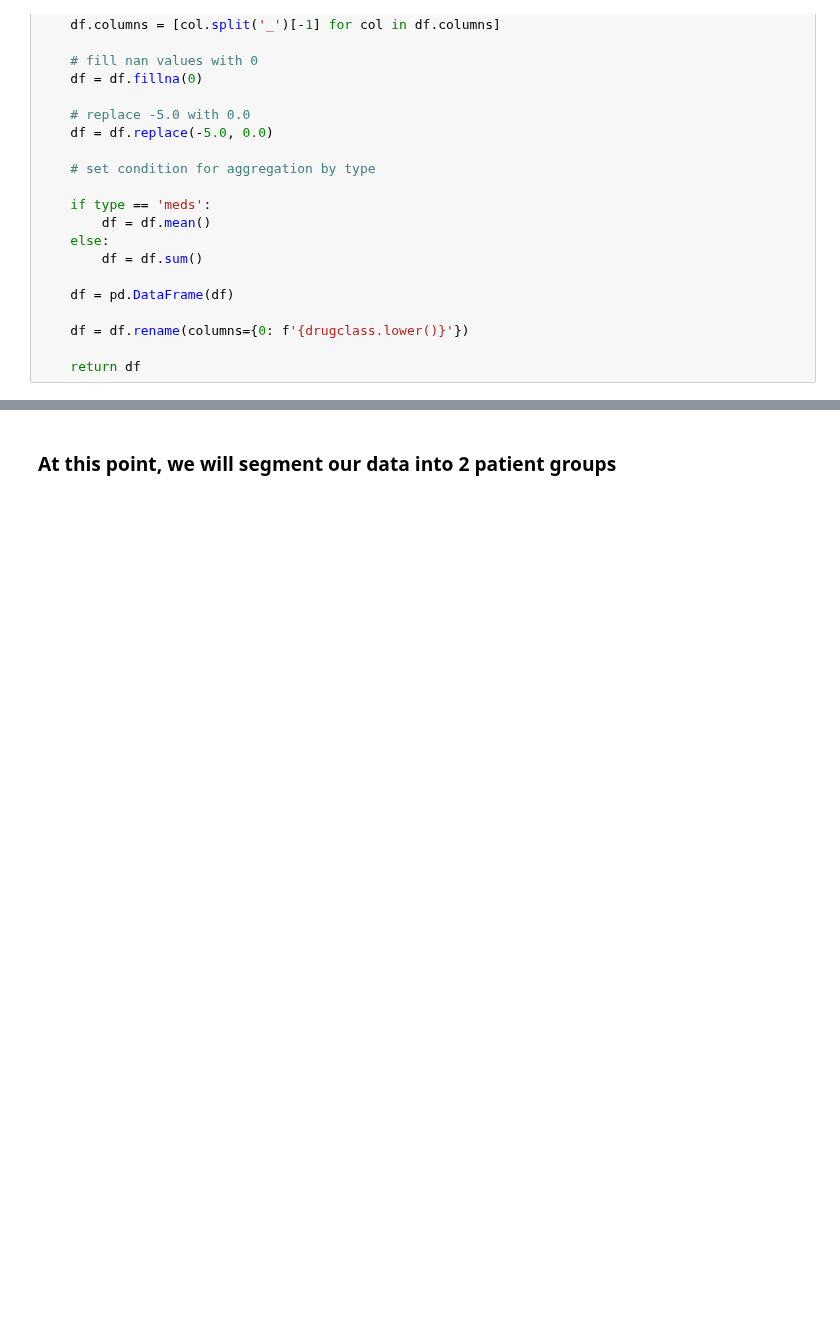
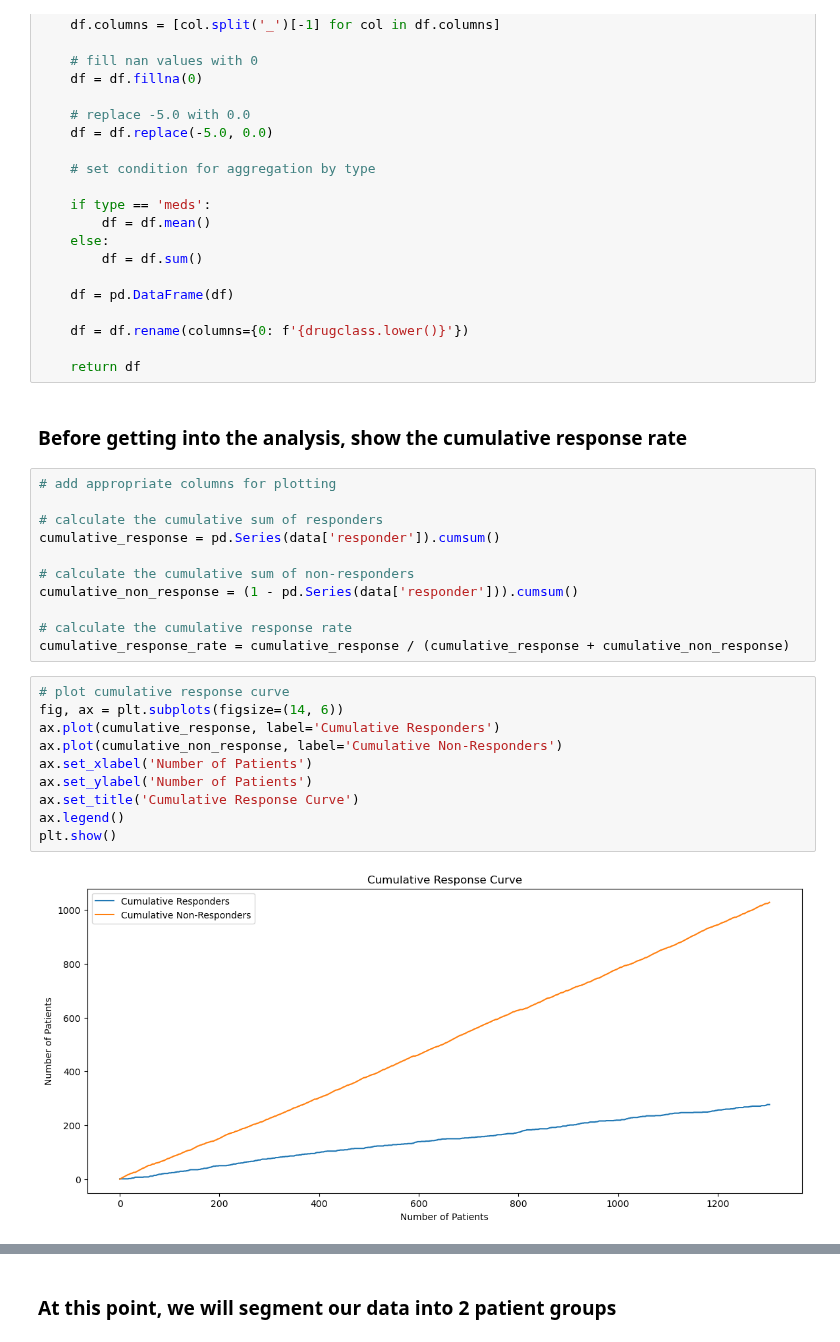
Before and after one commit to DanHerman212/oud_treatment_outcome, a Jupyter notebook: notebooks/2_exploratory_analysis.ipynb, the cells around one changed output, grey strips where cells are left out. Cells and saved outputs as stored; diff of their text form; blank space fills up the shorter version.

```diff
--- a/notebooks/2_exploratory_analysis.ipynb
+++ b/notebooks/2_exploratory_analysis.ipynb
@@ -166,3 +166,28 @@ def drug_test_df(df, type, drugclass, ax=None):
     df = df.rename(columns={0: f'{drugclass.lower()}'})
 
     return df
+# %% [markdown]
+### Before getting into the analysis, show the cumulative response rate
+# %%
+# add appropriate columns for plotting
+
+# calculate the cumulative sum of responders
+cumulative_response = pd.Series(data['responder']).cumsum()
+
+# calculate the cumulative sum of non-responders
+cumulative_non_response = (1 - pd.Series(data['responder'])).cumsum()
+
+# calculate the cumulative response rate
+cumulative_response_rate = cumulative_response / (cumulative_response + cumulative_non_response)
+# %%
+# plot cumulative response curve
+fig, ax = plt.subplots(figsize=(14, 6))
+ax.plot(cumulative_response, label='Cumulative Responders')
+ax.plot(cumulative_non_response, label='Cumulative Non-Responders')
+ax.set_xlabel('Number of Patients')
+ax.set_ylabel('Number of Patients')
+ax.set_title('Cumulative Response Curve')
+ax.legend()
+plt.show()
+# %% [output]
+[figure, added]
```
Also changed, not shown: parts of 20 cells of this notebook.
